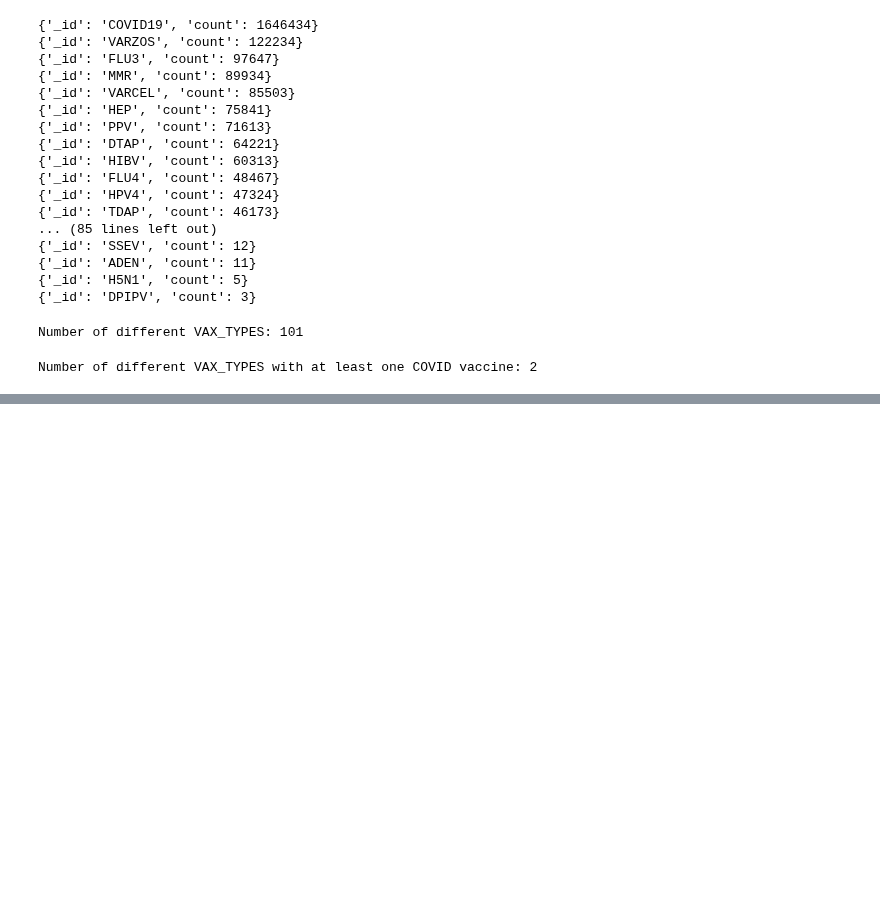
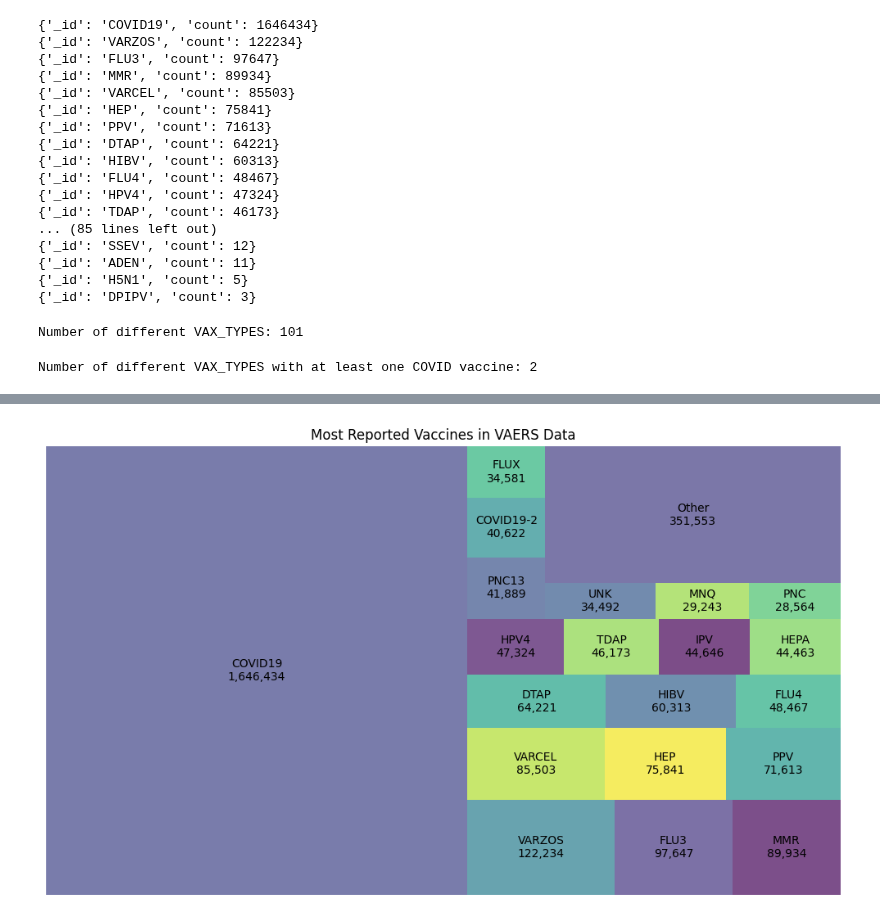
Before and after one commit to ZaNioxX/Masterarbeit, a Jupyter notebook: Data_Exploration/Top_Vaccines.ipynb, the cells around one changed output, grey strips where cells are left out. Saved outputs shown, nothing was run; the diff lists cells and outputs as text; code cells hidden in the pictures; blank space fills up the shorter version.

```diff
--- a/Data_Exploration/Top_Vaccines.ipynb
+++ b/Data_Exploration/Top_Vaccines.ipynb
@@ -185,0 +231,54 @@ Number of different VAX_TYPES with at least one COVID vaccine: 2
+# %%
+import matplotlib.pyplot as plt
+import squarify
+import locale
+
+# Set the locale to format numbers with thousands separator
+locale.setlocale(locale.LC_ALL, '')
+
+# MongoDB aggregation pipeline to count vaccine occurrences
+pipeline = [
+    {"$unwind": "$vax_data"},  # Unwind the vax_data array
+    {"$group": {"_id": "$vax_data.VAX_TYPE", "count": {"$sum": 1}}},  # Group by VAX_TYPE and count occurrences
+    {"$sort": {"count": -1}}  # Sort by count in descending order
+]
+
+# Execute the aggregation pipeline to get counts for all vaccines
+all_vaccine_counts = collection.aggregate(pipeline)
+
+# Extract vaccine types and counts for all vaccines
+vaccine_types = []
+vaccine_counts_list = []
+for vaccine in all_vaccine_counts:
+    vaccine_types.append(vaccine['_id'])
+    vaccine_counts_list.append(vaccine['count'])
+
+# Get the top 20 vaccines
+top_20_vaccine_types = vaccine_types[:20]
+top_20_vaccine_counts = vaccine_counts_list[:20]
+
+# Calculate the count for the "Other" category
+other_count = sum(vaccine_counts_list[20:])
+
+# Combine the top 20 vaccines and "Other" category
+combined_vaccine_types = top_20_vaccine_types + ['Other']
+combined_vaccine_counts = top_20_vaccine_counts + [other_count]
+
+# Normalize counts for better visualization
+total_count = sum(combined_vaccine_counts)
+sizes = [(count / total_count) * 100 for count in combined_vaccine_counts]
+
+# Plotting
+plt.figure(figsize=(10, 6))
+
+# Plot the hierarchical tree map with labels
+squarify.plot(sizes=sizes, label=[f'{vt}\n{locale.format_string("%.0f", ct, grouping=True)}' for vt, ct in zip(combined_vaccine_types, combined_vaccine_counts)], alpha=0.7)
+
+plt.axis('off')
+plt.title('Most Reported Vaccines in VAERS Data')
+
+plt.tight_layout()
+plt.savefig('/Users/sep/PycharmProjects/Masterarbeit/Plots/Data_Exploration/Vaccines/Top20VaccinesHierarchicalTreeMap.png')
+plt.show()
+# %% [output]
+[figure, added]
```
Also changed, not shown: parts of 4 cells of this notebook, 5 other files.
